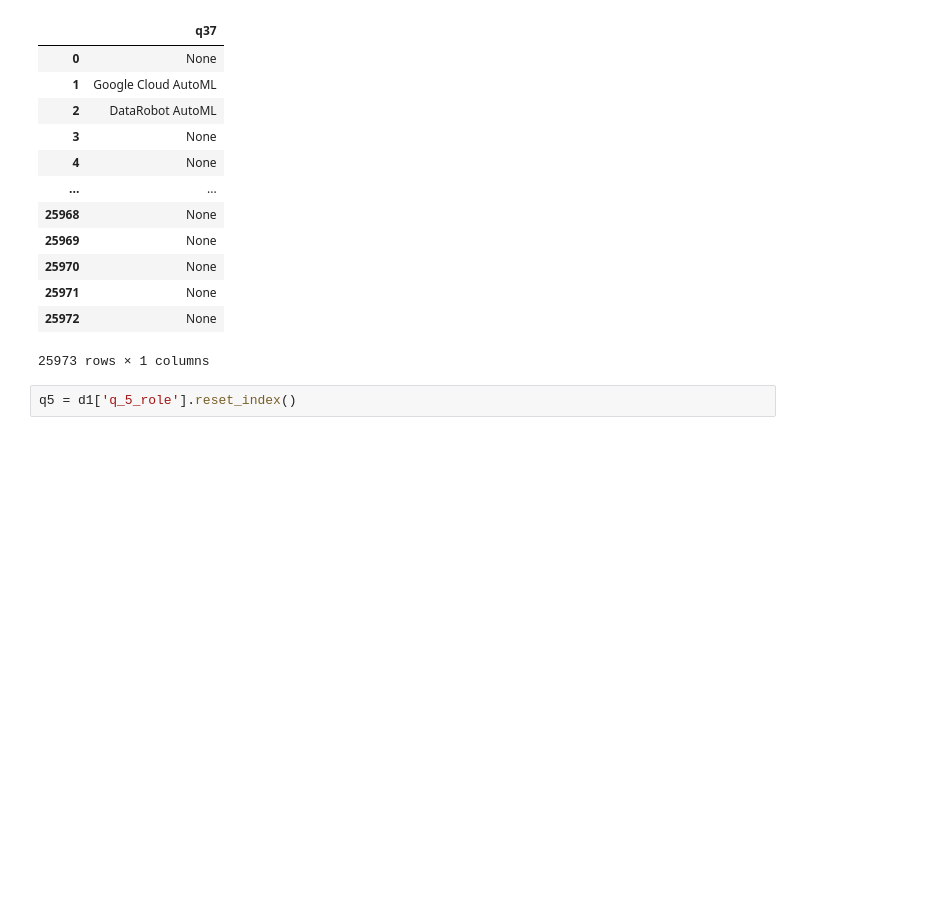
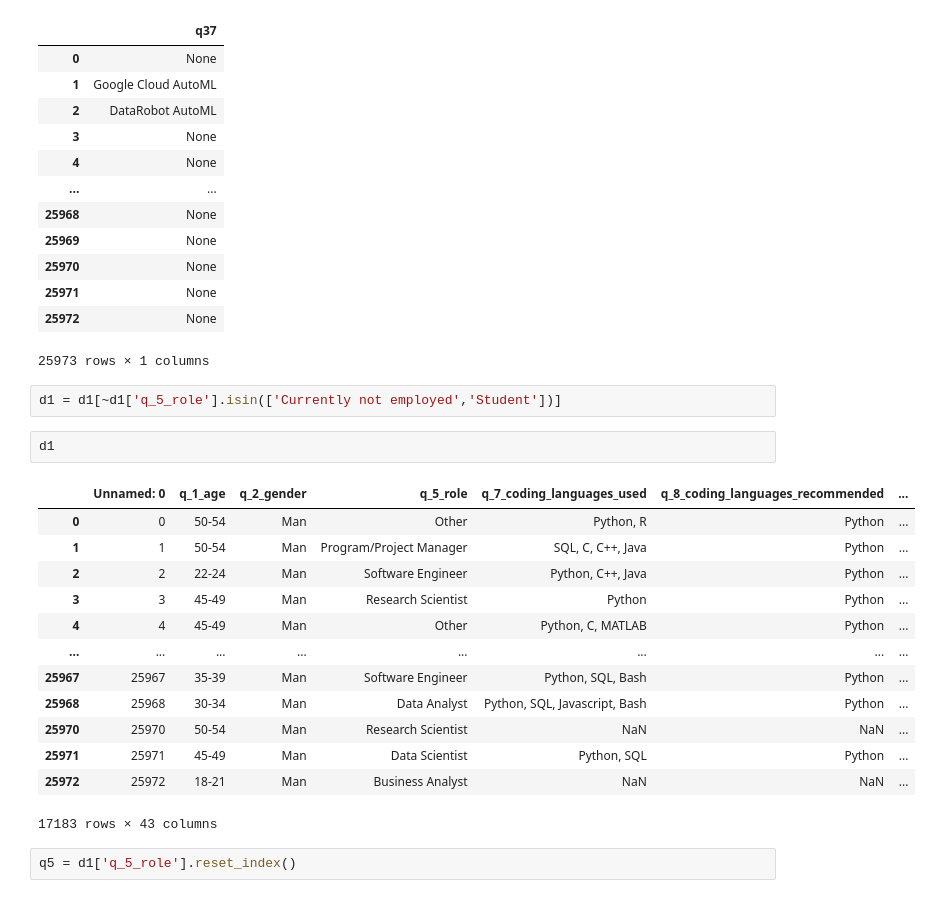
Before and after one commit to Adalab/DA-modulo-2-project-2-team-3, a Jupyter notebook: Conclusiones_Ari/Ari_1.ipynb, the cells around one changed output. Cells and saved outputs as stored; diff of their text form; blank space fills up the shorter version.

```diff
--- a/Conclusiones_Ari/Ari_1.ipynb
+++ b/Conclusiones_Ari/Ari_1.ipynb
@@ -152,5 +152,23 @@ d37
 | 25971 | None |
 | 25972 | None |
 25973 rows × 1 columns
+# %%
+d1 = d1[~d1['q_5_role'].isin(['Currently not employed','Student'])]
+# %%
+d1
+# %% [output]
+|  | Unnamed: 0 | q_1_age | q_2_gender | q_5_role | q_7_coding_languages_used | q_8_coding_languages_recommended | ... |
+| 0 | 0 | 50-54 | Man | Other | Python, R | Python | ... |
+| 1 | 1 | 50-54 | Man | Program/Project Manager | SQL, C, C++, Java | Python | ... |
+| 2 | 2 | 22-24 | Man | Software Engineer | Python, C++, Java | Python | ... |
+| 3 | 3 | 45-49 | Man | Research Scientist | Python | Python | ... |
+| 4 | 4 | 45-49 | Man | Other | Python, C, MATLAB | Python | ... |
+| ... | ... | ... | ... | ... | ... | ... | ... |
+| 25967 | 25967 | 35-39 | Man | Software Engineer | Python, SQL, Bash | Python | ... |
+| 25968 | 25968 | 30-34 | Man | Data Analyst | Python, SQL, Javascript, Bash | Python | ... |
+| 25970 | 25970 | 50-54 | Man | Research Scientist | NaN | NaN | ... |
+| 25971 | 25971 | 45-49 | Man | Data Scientist | Python, SQL | Python | ... |
+| 25972 | 25972 | 18-21 | Man | Business Analyst | NaN | NaN | ... |
+17183 rows × 43 columns
 # %%
 q5 = d1['q_5_role'].reset_index()
```
Also changed, not shown: parts of 8 cells of this notebook, 7 other files.
